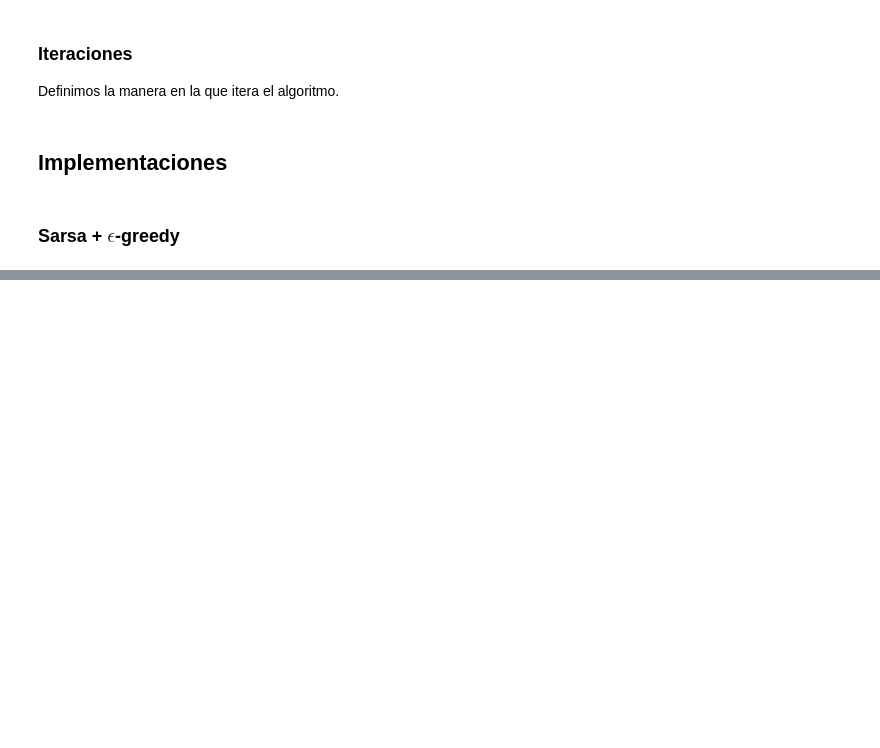
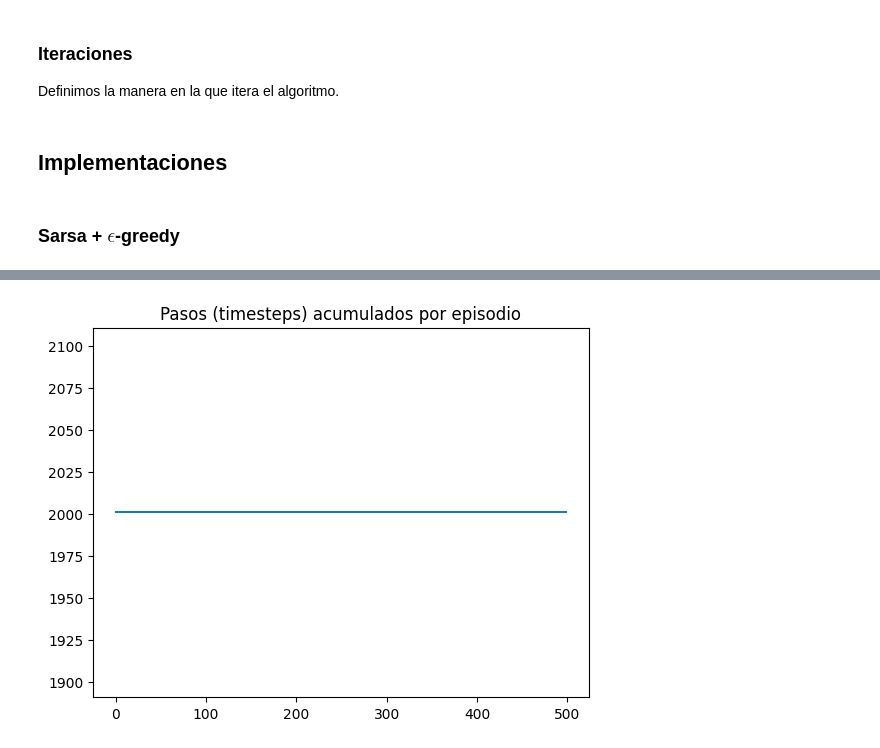
Before and after one commit to Cheva94/Diplo_Opt, a Jupyter notebook: 2_RL/Resolucion_Lab1.ipynb, the cells around one changed output, grey strips where cells are left out. Cells and saved outputs as stored; diff of their text form; code cells hidden in the pictures; blank space fills up the shorter version.

```diff
--- a/2_RL/Resolucion_Lab1.ipynb
+++ b/2_RL/Resolucion_Lab1.ipynb
@@ -453,0 +459,4 @@ Por otra parte, cada entorno posee los siguientes tres atributos principales:
+# %%
+plot_steps_per_episode_smooth(ep_timesteps)
+# %% [output]
+[figure, added]
```
Also changed, not shown: parts of 25 cells of this notebook.
